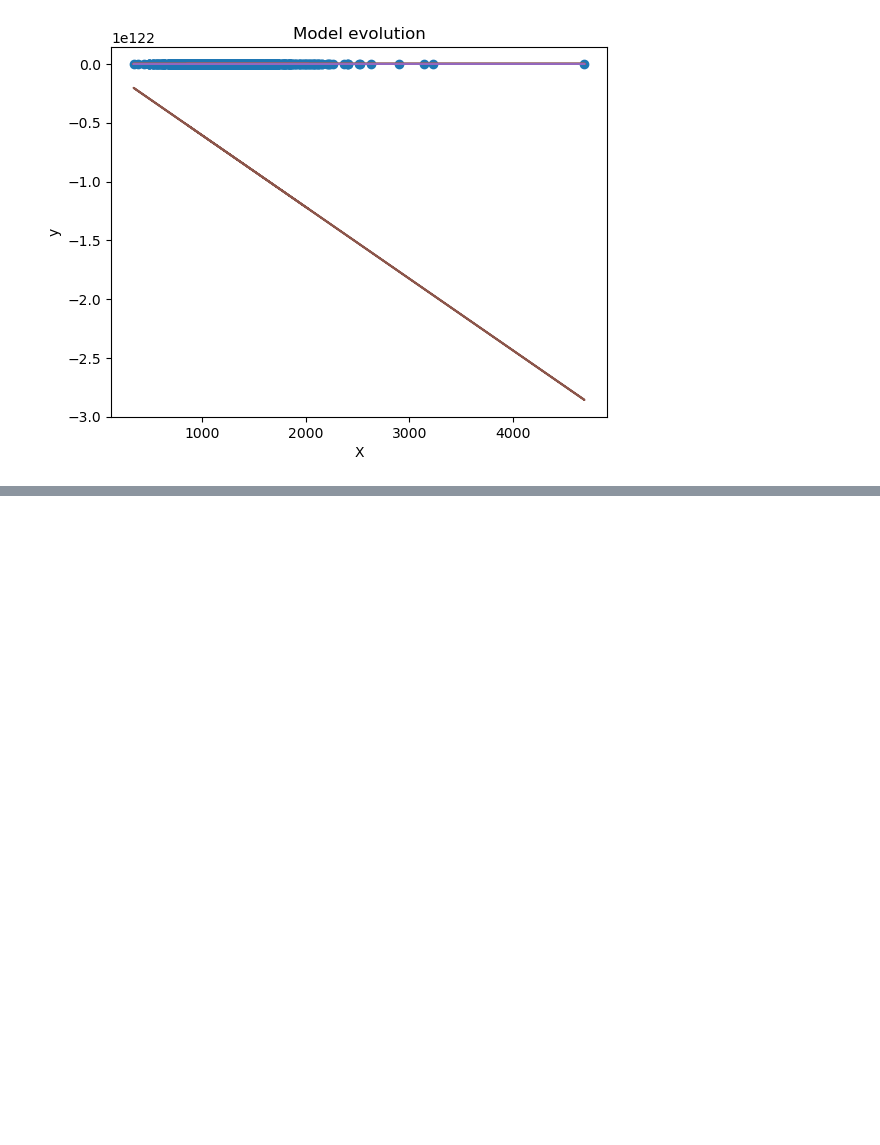
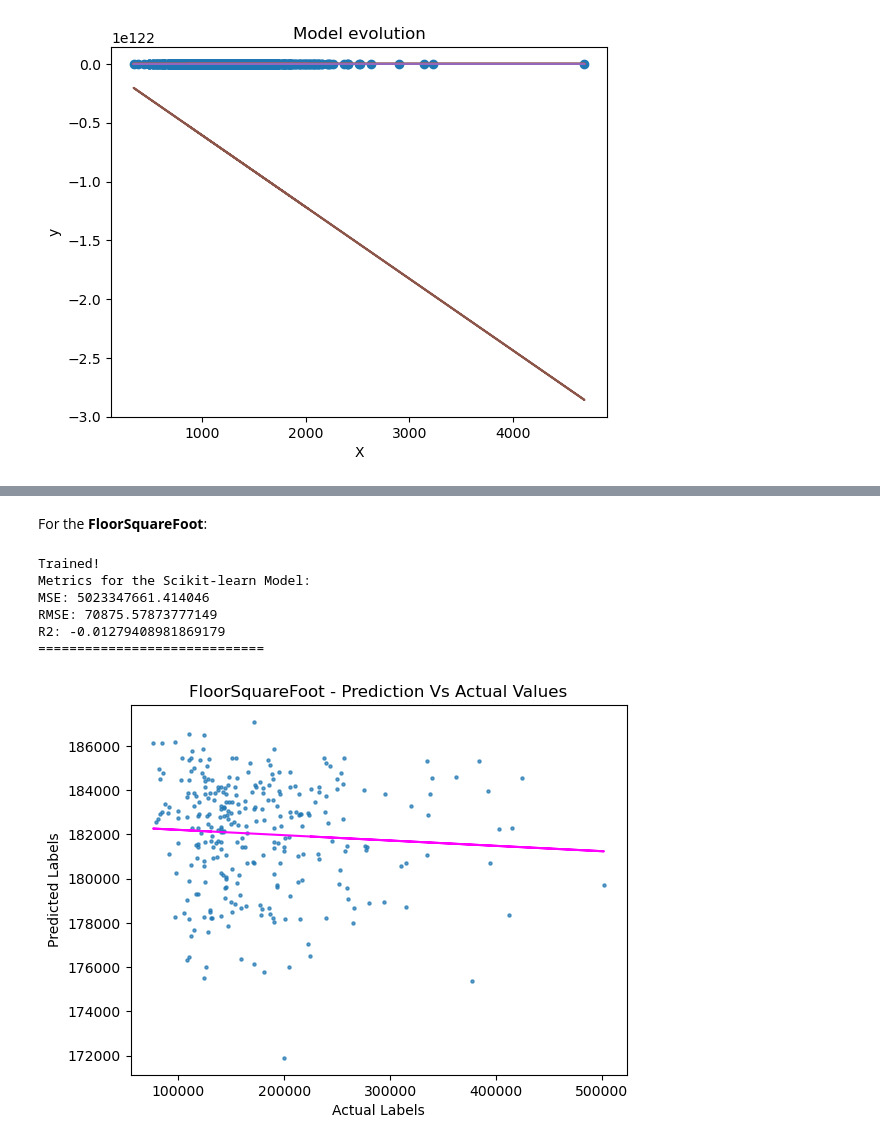
Before and after one commit to carlosopr/g-labs, a Jupyter notebook: project01/house_prices.ipynb, the cells around one changed output, grey strips where cells are left out. Cells and saved outputs as stored; diff of their text form; code cells hidden in the pictures; blank space fills up the shorter version.

```diff
--- a/project01/house_prices.ipynb
+++ b/project01/house_prices.ipynb
@@ -191,0 +261,19 @@ DataPlotter.plot_evolution(model_dict_f2,n=5,X=X_train_f2,y=y_train)
+# %% [markdown]
+For the **FloorSquareFoot**:
+# %%
+# Train the linear regression model
+skl_model_f2 = model.train_with_skl(X_train_f2, y_train)
+
+# Get the predictions
+skl_predictions_f2 = model.predict_from_skl_model(skl_model_f2, X_test_f2, y_test)
+
+# Plot for the feature OverallQual
+DataPlotter.plot_predictions(skl_predictions_f2,y_test, title="FloorSquareFoot - Prediction Vs Actual Values")
+# %% [output]
+Trained!
+Metrics for the Scikit-learn Model:
+MSE: 5023347661.414046
+RMSE: 70875.57873777149
+R2: -0.01279408981869179
+=============================
+[figure, added]
```
Also changed, not shown: parts of 23 cells of this notebook, 2 other files.
